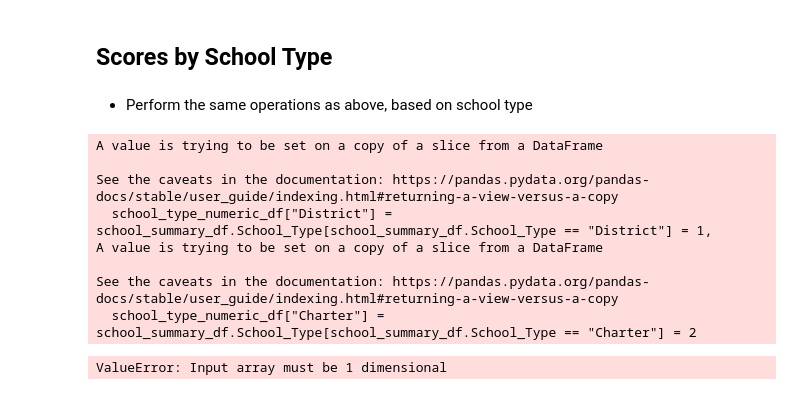
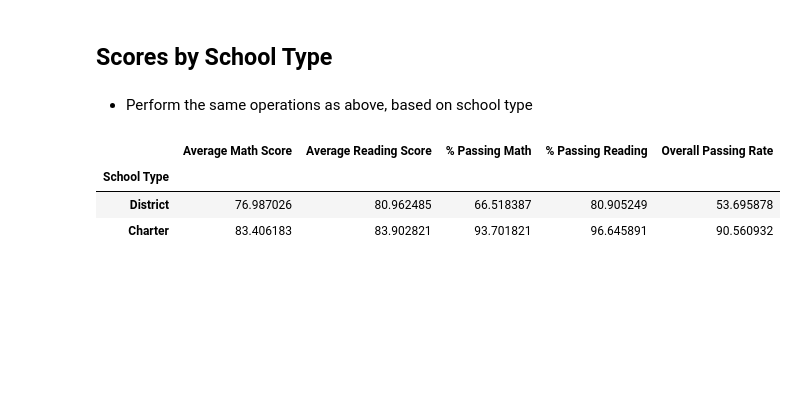
Before and after one commit to Jhernie/pandas-challenge, a Jupyter notebook: PyCitySchools/Evangelista_PyCitySchools.ipynb, the cells around one changed output. Drawn from its saved outputs; the diff is of its cells as text; code cells hidden in the pictures; blank space fills up the shorter version.

Commit message:
COMPLTEDgit add .! First assignment where I fully comprehended the whole assignment

```diff
--- a/PyCitySchools/Evangelista_PyCitySchools.ipynb
+++ b/PyCitySchools/Evangelista_PyCitySchools.ipynb
@@ -456,38 +456,40 @@ scores_by_school_size_df.groupby("School Size").mean()
 ## Scores by School Type
 # %% [markdown]
 * Perform the same operations as above, based on school type
-# %%
-#create new df
-scores_by_school_type_df = pd.DataFrame()
-
-#convert "school type" to numeric value creating new dict using this methodology "https://www.geeksforgeeks.org/replacing-strings-with-numbers-in-python-for-data-analysis/"
-school_type_numeric_df = {}
-
-school_type_numeric_df["District"] = school_summary_df.School_Type[school_summary_df.School_Type == "District"] = 1,
-school_type_numeric_df["Charter"] = school_summary_df.School_Type[school_summary_df.School_Type == "Charter"] = 2
-
-#print dataframe to see if it worked. It did!
-#school_type_numeric_df
-
-#create 4 relevant bins based on school spend
-scores_by_school_type_df["School Type"] = pd.cut(school_type_numeric_df, [0, 1, 2], labels=["District", "Charter"])
-
-#add additional relevant series to dataframe
-scores_by_school_type_df["Average Math Score"] = school_summary_df["Average_Math_Score"]
-scores_by_school_type_df["Average Reading Score"] = school_summary_df["Average_Reading_Score"]
-scores_by_school_type_df["% Passing Math"] = school_summary_df["Percent_Passing_Math"]
-scores_by_school_type_df["% Passing Reading"] = school_summary_df["Percent_Passing_Reading"]
-scores_by_school_type_df["Overall Passing Rate"] = school_summary_df["Percent_Overall_Passing"]
-
-#group by school size
-scores_by_school_type_df.groupby("School Type").mean()
-# %% [output]
-A value is trying to be set on a copy of a slice from a DataFrame
-
-See the caveats in the documentation: https://pandas.pydata.org/pandas-docs/stable/user_guide/indexing.html#returning-a-view-versus-a-copy
-  school_type_numeric_df["District"] = school_summary_df.School_Type[school_summary_df.School_Type == "District"] = 1,
-A value is trying to be set on a copy of a slice from a DataFrame
-
-See the caveats in the documentation: https://pandas.pydata.org/pandas-docs/stable/user_guide/indexing.html#returning-a-view-versus-a-copy
-  school_type_numeric_df["Charter"] = school_summary_df.School_Type[school_summary_df.School_Type == "Charter"] = 2
-ValueError: Input array must be 1 dimensional
+# %%
+#create new df
+scores_by_school_type_df = pd.DataFrame()
+
+#add to dataframe a column where "district" and "charter" are replaced by 0 and 1 values
+numeric_school_type = school_summary_df["School_Type"].replace(["District", "Charter"], [0, 1])
+
+#create 4 relevant bins based on school spend
+scores_by_school_type_df["School Type"] = pd.cut(numeric_school_type, [0, 1, 2], labels=["District", "Charter"])
+
+#add additional relevant series to dataframe
+scores_by_school_type_df["Average Math Score"] = school_summary_df["Average_Math_Score"]
+scores_by_school_type_df["Average Reading Score"] = school_summary_df["Average_Reading_Score"]
+scores_by_school_type_df["% Passing Math"] = school_summary_df["Percent_Passing_Math"]
+scores_by_school_type_df["% Passing Reading"] = school_summary_df["Percent_Passing_Reading"]
+scores_by_school_type_df["Overall Passing Rate"] = school_summary_df["Percent_Overall_Passing"]
+
+#group by school size
+scores_by_school_type_df.groupby("School Type").mean()
+
+
+#______________### GRAVEYARD OF ATTEMPTED CODE/LOGIC, BEWARE ###_________________________#
+
+
+# convert "school type" to numeric value creating new dict using this methodology "https://www.geeksforgeeks.org/replacing-strings-with-numbers-in-python-for-data-analysis/"
+# school_type_numeric_df = {}
+
+# school_type_numeric_df["District"] = school_summary_df.School_Type[school_summary_df.School_Type == "District"] = 1,
+# school_type_numeric_df["Charter"] = school_summary_df.School_Type[school_summary_df.School_Type == "Charter"] = 2
+
+#print dataframe to see if it worked. It did!
+#school_type_numeric_df
+# %% [output]
+|  | Average Math Score | Average Reading Score | % Passing Math | % Passing Reading | Overall Passing Rate |
+| School Type |  |  |  |  |  |
+| District | 76.987026 | 80.962485 | 66.518387 | 80.905249 | 53.695878 |
+| Charter | 83.406183 | 83.902821 | 93.701821 | 96.645891 | 90.560932 |
```
